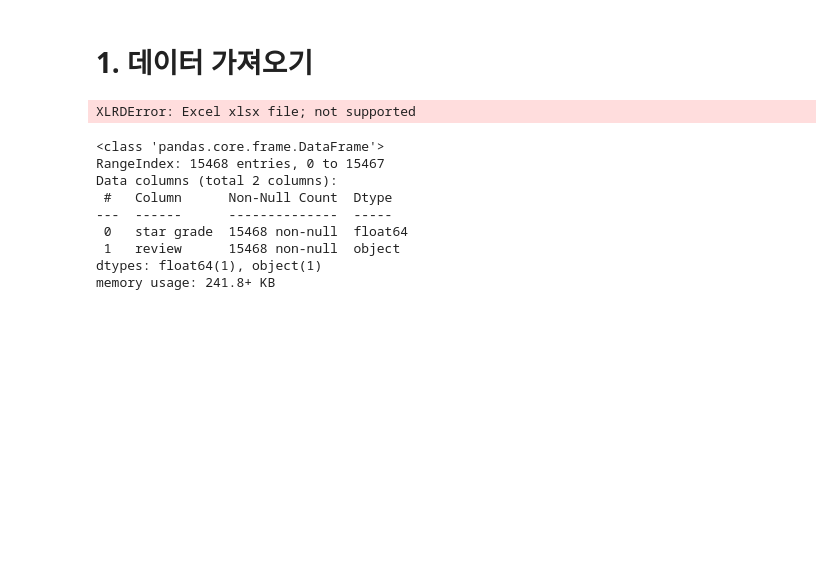
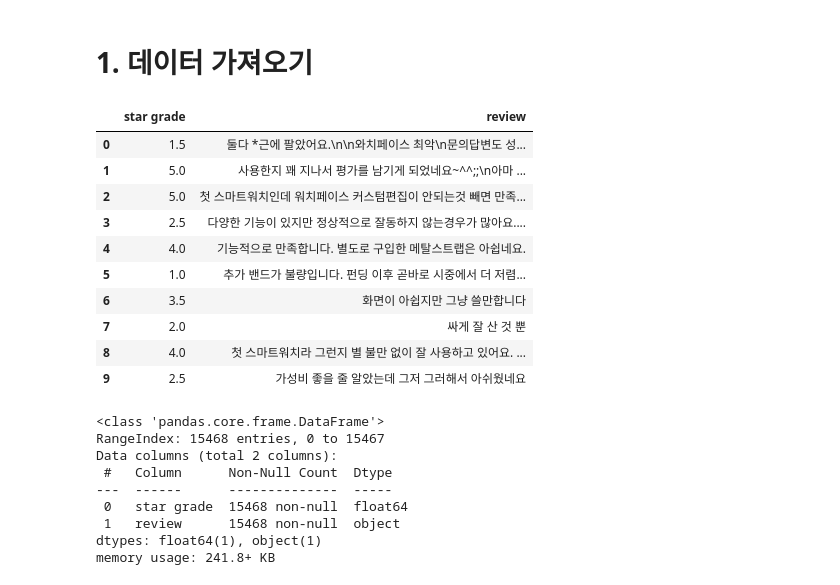
Before and after one commit to SolbiChoi/TeamProject, a Jupyter notebook: DeepLearning/TeamProject_DL.ipynb, the cells around one changed output. Drawn from its saved outputs; the diff is of its cells as text; code cells hidden in the pictures; blank space fills up the shorter version.

```diff
--- a/DeepLearning/TeamProject_DL.ipynb
+++ b/DeepLearning/TeamProject_DL.ipynb
@@ -2,10 +2,20 @@
 # 1. 데이터 가져오기
 # %%
 import pandas as pd
-total_data = pd.read_excel('..//Scraping/files/tech_scraping.xlsx')
+total_data = pd.read_excel('../scraping/file/tech_scraping.xlsx')
 total_data.head(10)
 # %% [output]
-XLRDError: Excel xlsx file; not supported
+|  | star grade | review |
+| 0 | 1.5 | 둘다 *근에 팔았어요.\n\n와치페이스 최악\n문의답변도 성... |
+| 1 | 5.0 | 사용한지 꽤 지나서 평가를 남기게 되었네요~^^;;\n아마 ... |
+| 2 | 5.0 | 첫 스마트워치인데 워치페이스 커스텀편집이 안되는것 빼면 만족... |
+| 3 | 2.5 | 다양한 기능이 있지만 정상적으로 잘동하지 않는경우가 많아요.... |
+| 4 | 4.0 | 기능적으로 만족합니다. 별도로 구입한 메탈스트랩은 아쉽네요. |
+| 5 | 1.0 | 추가 밴드가 불량입니다. 펀딩 이후 곧바로 시중에서 더 저렴... |
+| 6 | 3.5 | 화면이 아쉽지만 그냥 쓸만합니다 |
+| 7 | 2.0 | 싸게 잘 산 것 뿐 |
+| 8 | 4.0 | 첫 스마트워치라 그런지 별 불만 없이 잘 사용하고 있어요. ... |
+| 9 | 2.5 | 가성비 좋을 줄 알았는데 그저 그러해서 아쉬웠네요 |
 # %%
 total_data.info()
 # %% [output]
```
Also changed, not shown: parts of 4 cells of this notebook.
